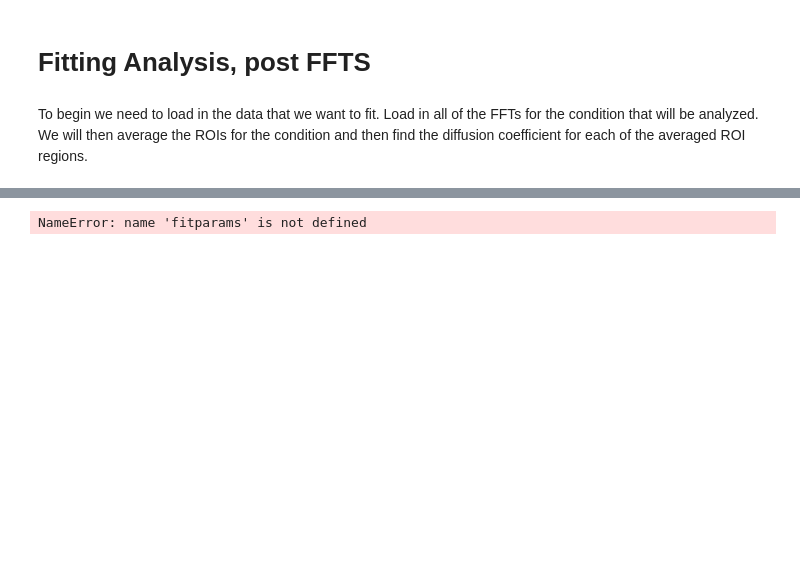
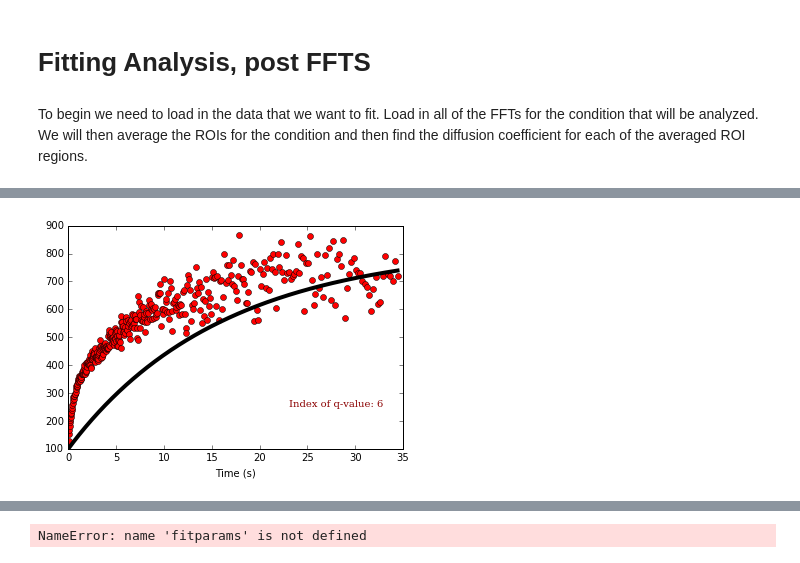
Before and after one commit to rmcgorty/Differential-Dynamic-Microscopy---Python, a Jupyter notebook: DDM analysis for DNA samples.ipynb, the cells around one changed output, grey strips where cells are left out. Saved outputs shown, nothing was run; the diff lists cells and outputs as text; code cells hidden in the pictures; blank space fills up the shorter version.

```diff
--- a/DDM analysis for DNA samples.ipynb
+++ b/DDM analysis for DNA samples.ipynb
@@ -31,6 +33,6 @@ import pickle #for saving data
 # %%
 newt = lambda t,s: (1./s)*gamma(1./s)*t
-framerate = 20
+framerate = 29.0
 px = 0.189
 imDimension = 128
 # %%
@@ -61,19 +61,24 @@ ravROI[0,:,:] = ravs[:,:]
 # Average the radial averages for the ROI for the different videos, then the analysis actually begins
 ravavg = np.average(ravROI, axis=0)
 # %%
+%matplotlib inline
+mpld3.enable_notebook()
+
 q = np.arange(0,imDimension/2)*2*np.pi*(1./(imDimension*px*2))
 times = dts/framerate
 q_index = 6
 
 #We try to use the function `returnReasonableParams` to find reasonable initial guesses for the fitting function
 
 pars,minp,maxp,lmin,lmax,fix = ddm.returnReasonableParams(d=ravs[:,q_index], double=False, fps=framerate)
 plt.plot(times, ravs[:,q_index],'ro') #plot the data
 plt.plot(times, ddm.dTheory(times,*pars), '-k', lw=4) #see how well the initial guess performs
 ax = plt.gca()
 plt.text(0.8, 0.2, 'Index of q-value: %i' % q_index, horizontalalignment='center', verticalalignment='center',
            transform=ax.transAxes, fontdict=font_plt)
 plt.xlabel('Time (s)');
+# %% [output]
+[figure, added]
 # %%
 def two_rounds_fitting(data, times):
     '''
```
Also changed, not shown: parts of 5 cells of this notebook, 1 other file.
